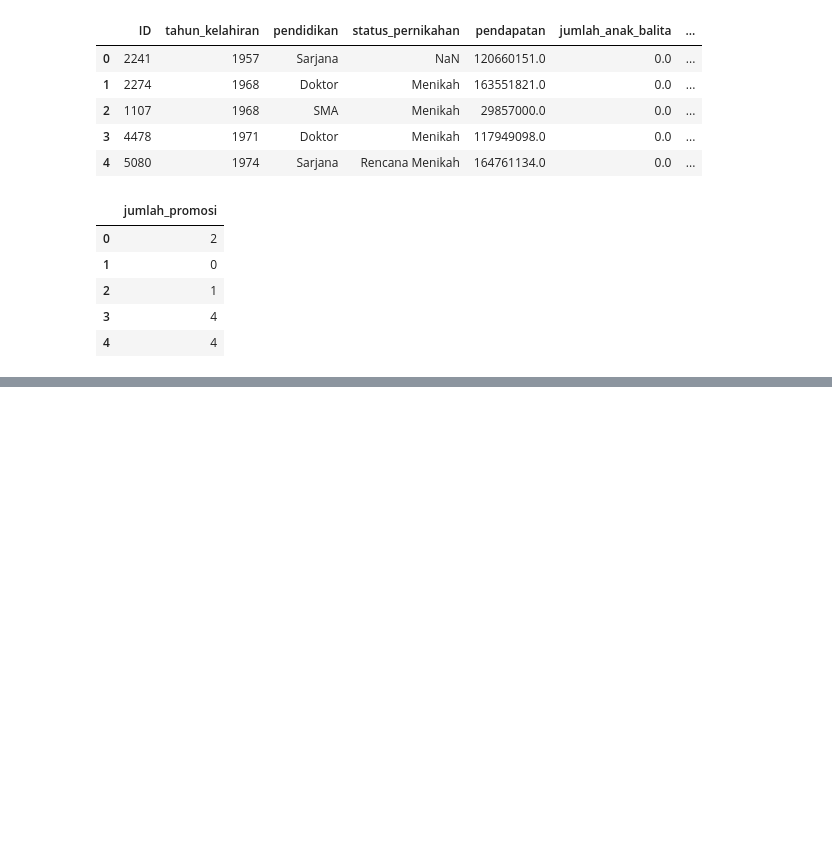
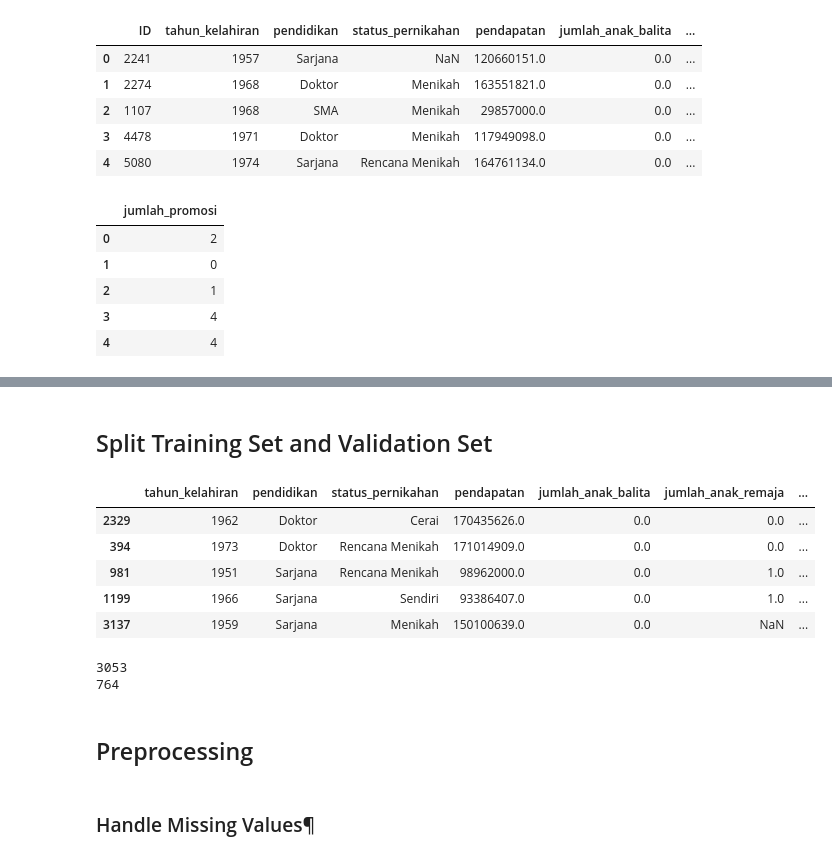
Before and after one commit to amjadadhie/FindIT, a Jupyter notebook: notebook_amjad.ipynb, the cells around one changed output, grey strips where cells are left out. Cells and saved outputs as stored; diff of their text form; code cells hidden in the pictures; blank space fills up the shorter version.

```diff
--- a/notebook_amjad.ipynb
+++ b/notebook_amjad.ipynb
@@ -302,0 +98,7 @@ plt.show()
+# %%
+# drop row has similar value
+print("Rows before dropping duplicates:", len(train_set))
+train_set.drop_duplicates(inplace=True)
+print("Rows after dropping duplicates:", len(train_set))
+
+train_set.reset_index(drop=True, inplace=True)
@@ -302,0 +110,5 @@ plt.show()
+# %%
+# Drop row has all NaN value
+print("Rows before dropping all NaN value:", len(train_set))
+train_set.dropna(how='all', inplace=True)
+print("Rows after dropping all NaN value:", len(train_set))
@@ -302,0 +118,4 @@ plt.show()
+# %%
+# Drop column tanggal_menjadi_anggota
+train_set.drop('tanggal_menjadi_anggota', axis=1, inplace=True)
+train_set.head()
@@ -302,0 +140,29 @@ plt.show()
+# %% [markdown]
+## Split Training Set and Validation Set
+# %%
+from sklearn.model_selection import train_test_split
+
+# Save original training set
+train_set_ori = train_set.copy()
+
+# Split training set and validation set
+train_set, val_set = train_test_split(train_set, test_size=0.2, stratify=train_set['jumlah_promosi'], random_state=42)
+# %%
+train_set.head()
+# %% [output]
+|  | tahun_kelahiran | pendidikan | status_pernikahan | pendapatan | jumlah_anak_balita | jumlah_anak_remaja | ... |
+| 2329 | 1962 | Doktor | Cerai | 170435626.0 | 0.0 | 0.0 | ... |
+| 394 | 1973 | Doktor | Rencana Menikah | 171014909.0 | 0.0 | 0.0 | ... |
+| 981 | 1951 | Sarjana | Rencana Menikah | 98962000.0 | 0.0 | 1.0 | ... |
+| 1199 | 1966 | Sarjana | Sendiri | 93386407.0 | 0.0 | 1.0 | ... |
+| 3137 | 1959 | Sarjana | Menikah | 150100639.0 | 0.0 | NaN | ... |
+# %%
+print(len(train_set))
+print(len(val_set))
+# %% [output]
+3053
+764
+# %% [markdown]
+## Preprocessing
+# %% [markdown]
+### Handle Missing Values¶
```
Also changed, not shown: parts of 38 cells of this notebook.
